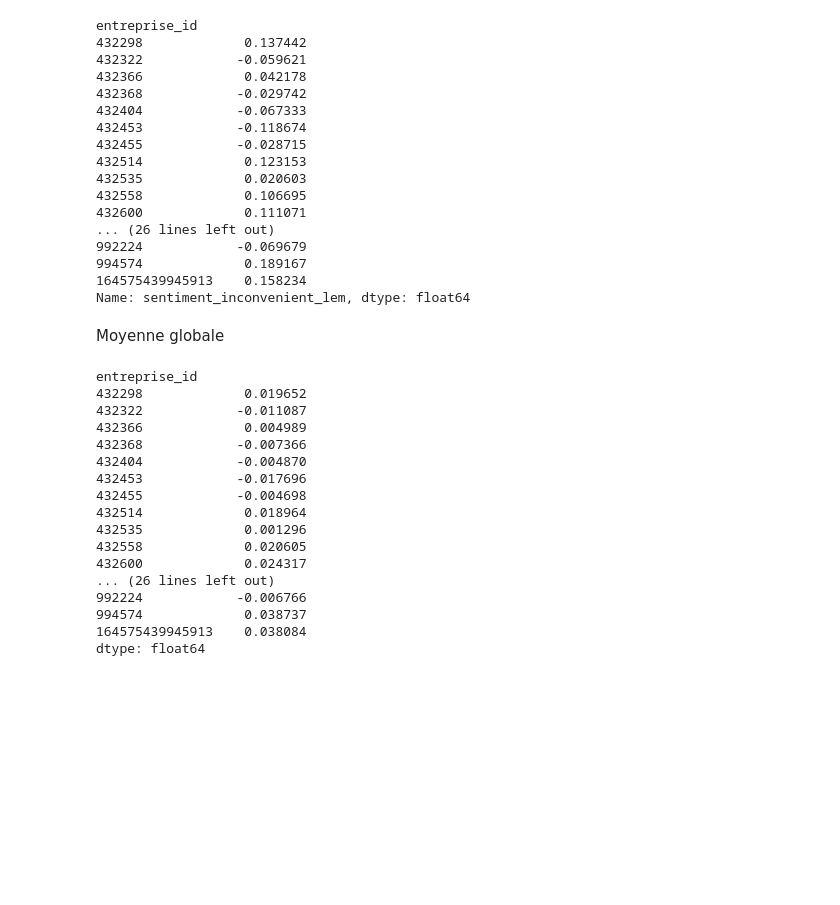
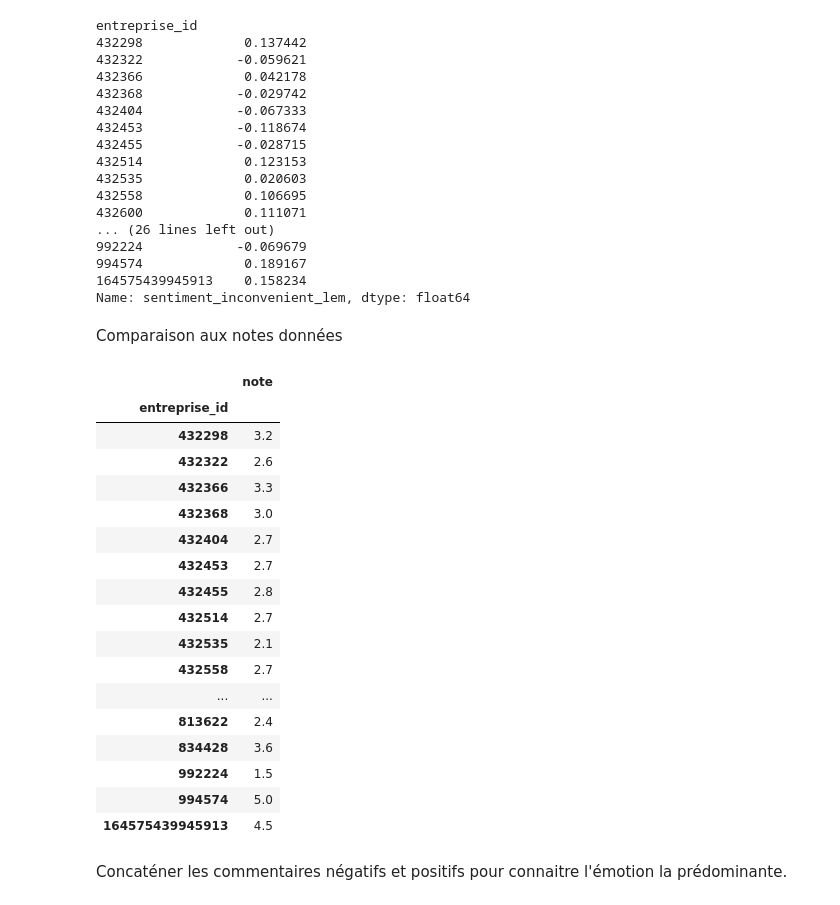
Before and after one commit to fmezirard/TAL, a Jupyter notebook: TraitementReview.ipynb, the cells around one changed output. Saved outputs shown, nothing was run; the diff lists cells and outputs as text; code cells hidden in the pictures; blank space fills up the shorter version.

```diff
--- a/TraitementReview.ipynb
+++ b/TraitementReview.ipynb
@@ -272,26 +289,30 @@ entreprise_id
 994574             0.189167
 164575439945913    0.158234
 Name: sentiment_inconvenient_lem, dtype: float64
-# %% [markdown]
-Moyenne globale
-# %%
-moyenne_globale = moyenne_negatif_entreprises * moyenne_positif_entreprises / 2
-moyenne_globale
-# %% [output]
-entreprise_id
-432298             0.019652
-432322            -0.011087
-432366             0.004989
-432368            -0.007366
-432404            -0.004870
-432453            -0.017696
-432455            -0.004698
-432514             0.018964
-432535             0.001296
-432558             0.020605
-432600             0.024317
-... (26 lines left out)
-992224            -0.006766
-994574             0.038737
-164575439945913    0.038084
-dtype: float64
+# %% [markdown]
+Comparaison aux notes données
+# %%
+moyenne_notes = df_review.groupby('entreprise_id')['note'].agg(lambda x: sum(v for v in x) / len(x))
+moyenne_notes = moyenne_notes.to_frame()
+moyenne_notes
+# %% [output]
+|  | note |
+| entreprise_id |  |
+| 432298 | 3.2 |
+| 432322 | 2.6 |
+| 432366 | 3.3 |
+| 432368 | 3.0 |
+| 432404 | 2.7 |
+| 432453 | 2.7 |
+| 432455 | 2.8 |
+| 432514 | 2.7 |
+| 432535 | 2.1 |
+| 432558 | 2.7 |
+| ... | ... |
+| 813622 | 2.4 |
+| 834428 | 3.6 |
+| 992224 | 1.5 |
+| 994574 | 5.0 |
+| 164575439945913 | 4.5 |
+# %% [markdown]
+Concaténer les commentaires négatifs et positifs pour connaitre l'émotion la prédominante.
```
Also changed, not shown: parts of 12 cells of this notebook.
